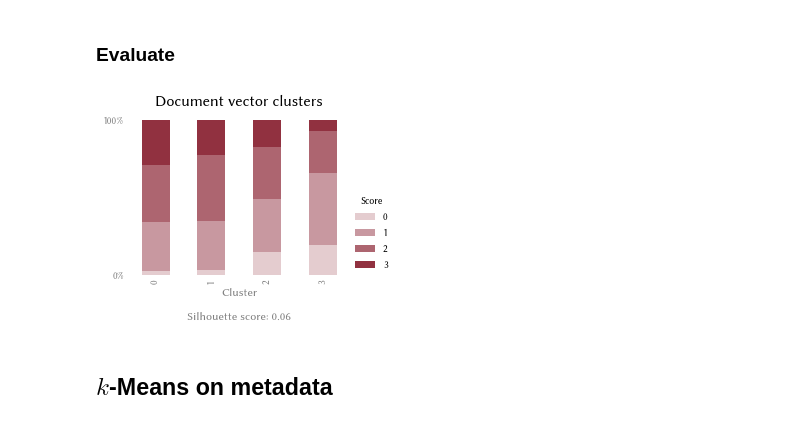
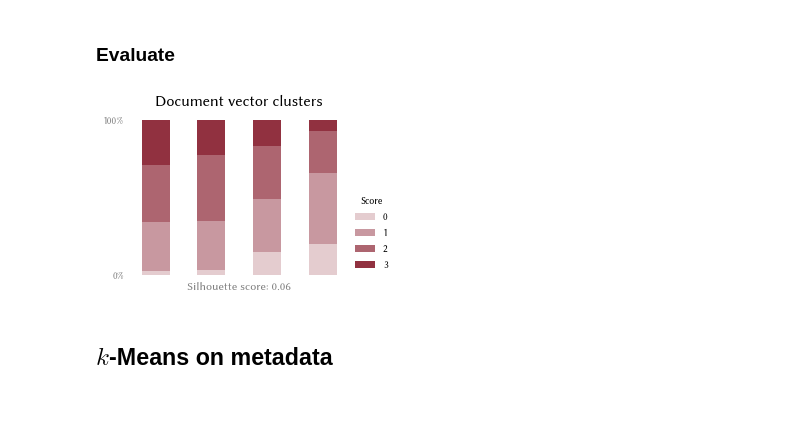
Before and after one commit to alexklapheke/essay, a Jupyter notebook: code/1-Unsupervised_learning.ipynb, the cells around one changed output. Cells and saved outputs as stored; diff of their text form; code cells hidden in the pictures.

```diff
--- a/code/1-Unsupervised_learning.ipynb
+++ b/code/1-Unsupervised_learning.ipynb
@@ -38,31 +38,33 @@ KMeans(n_clusters=4, random_state=5777)
 sil_vec = silhouette_score(vs, km_vec.labels_)
 # %%
 fig, ax = plt.subplots(1, 1, figsize=(4, 3))
-plotstyle.setup("Document vector clusters", "Cluster", "", xformat="{x:,.0f}", ax=ax)
+plotstyle.setup("Document vector clusters", "", "", xformat="{x:,.0f}", ax=ax)
 
 df = pd.DataFrame({
     "score": essays["score"],
     "cluster": km_vec.labels_,
     "count": 1
 })
 totals = df.groupby(["cluster"]).count()
 df = df.groupby(["cluster", "score"]).count().reset_index()
 df["cluster_total"] = df["cluster"].map(totals["score"])
 df["prop"] = df["count"] / df["cluster_total"]
 
 df.pivot("cluster", "score", "prop").plot.bar(stacked=True, ax=ax,
                                               color=[
                                                   "#E4CCCF",
                                                   "#C898A0",
                                                   "#AD6570",
                                                   "#913140"
                                               ]);
-ax.set_xlabel("Cluster\n\nSilhouette score: {:.2f}".format(sil_vec))
+ax.set_xlabel("Silhouette score: {:.2f}".format(sil_vec))
+ax.set_xticklabels([])
 ax.set_yticklabels(["0%", "", "", "", "", "100%"])
 plt.legend([0,1,2,3], framealpha=1, frameon=False, loc=(1,0), title="Score")
+plt.xticks(rotation=0)
 plt.savefig("../graphs/cluster-vec.svg", transparent=True, bbox_inches="tight")
 # %% [output]
-[figure, old version]
+[figure, new version]
 # %% [markdown]
 ## $k$-Means on metadata
 # %% [markdown]
```
Also changed, not shown: parts of 1 cell of this notebook, 24 other files.
